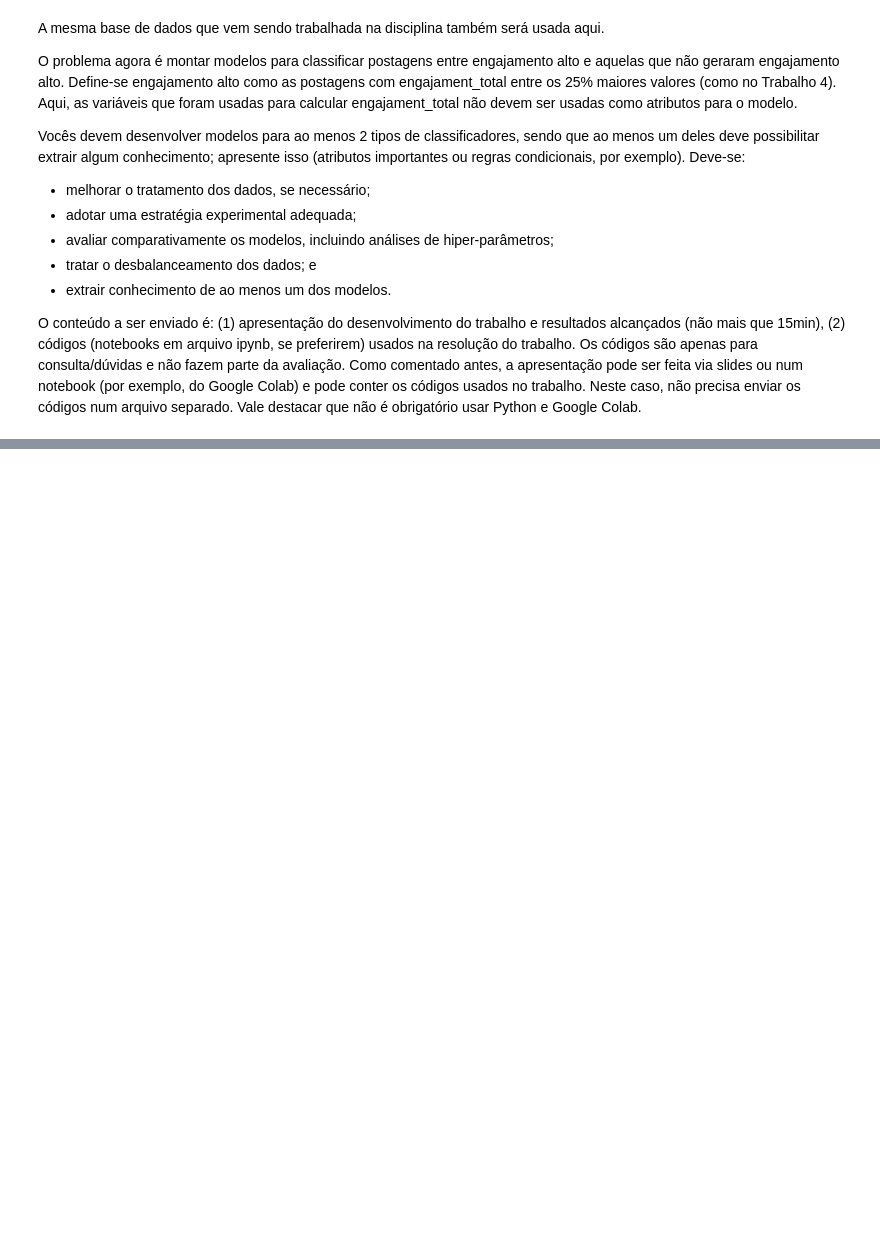
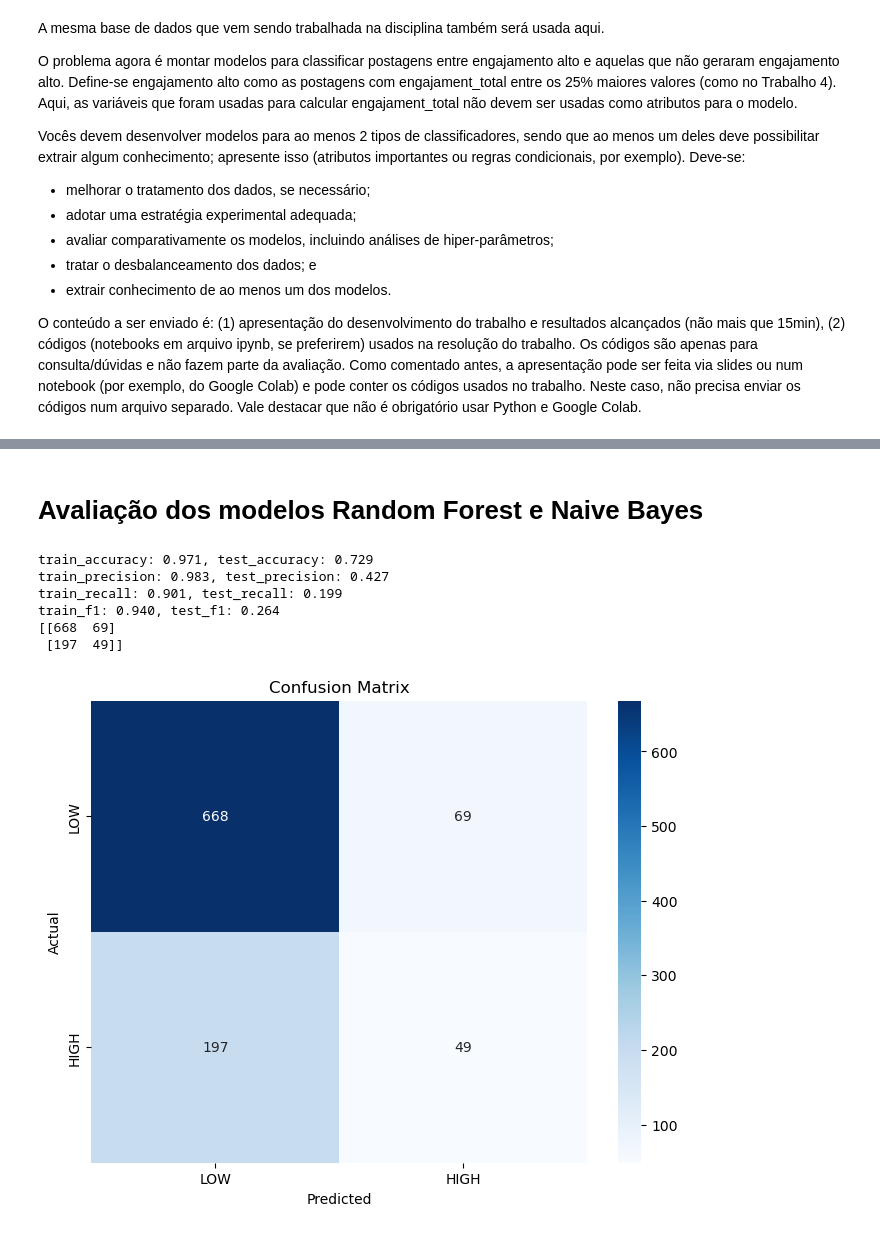
Before and after one commit to Patrick448/Data-Mining, a Jupyter notebook: 4-classification/classification.ipynb, the cells around one changed output, grey strips where cells are left out. Saved outputs shown, nothing was run; the diff lists cells and outputs as text; code cells hidden in the pictures; blank space fills up the shorter version.

```diff
--- a/4-classification/classification.ipynb
+++ b/4-classification/classification.ipynb
@@ -44,0 +157,2 @@ df
+# %% [markdown]
+# Avaliação dos modelos Random Forest e Naive Bayes
@@ -44,0 +212,11 @@ df
+# %%
+random_forest = RandomForestClassifier(n_estimators=100, random_state=42)
+model_report(random_forest, df_x, df_y)
+# %% [output]
+train_accuracy: 0.971, test_accuracy: 0.729
+train_precision: 0.983, test_precision: 0.427
+train_recall: 0.901, test_recall: 0.199
+train_f1: 0.940, test_f1: 0.264
+[[668  69]
+ [197  49]]
+[figure, added]
```
Also changed, not shown: parts of 15 cells of this notebook.
